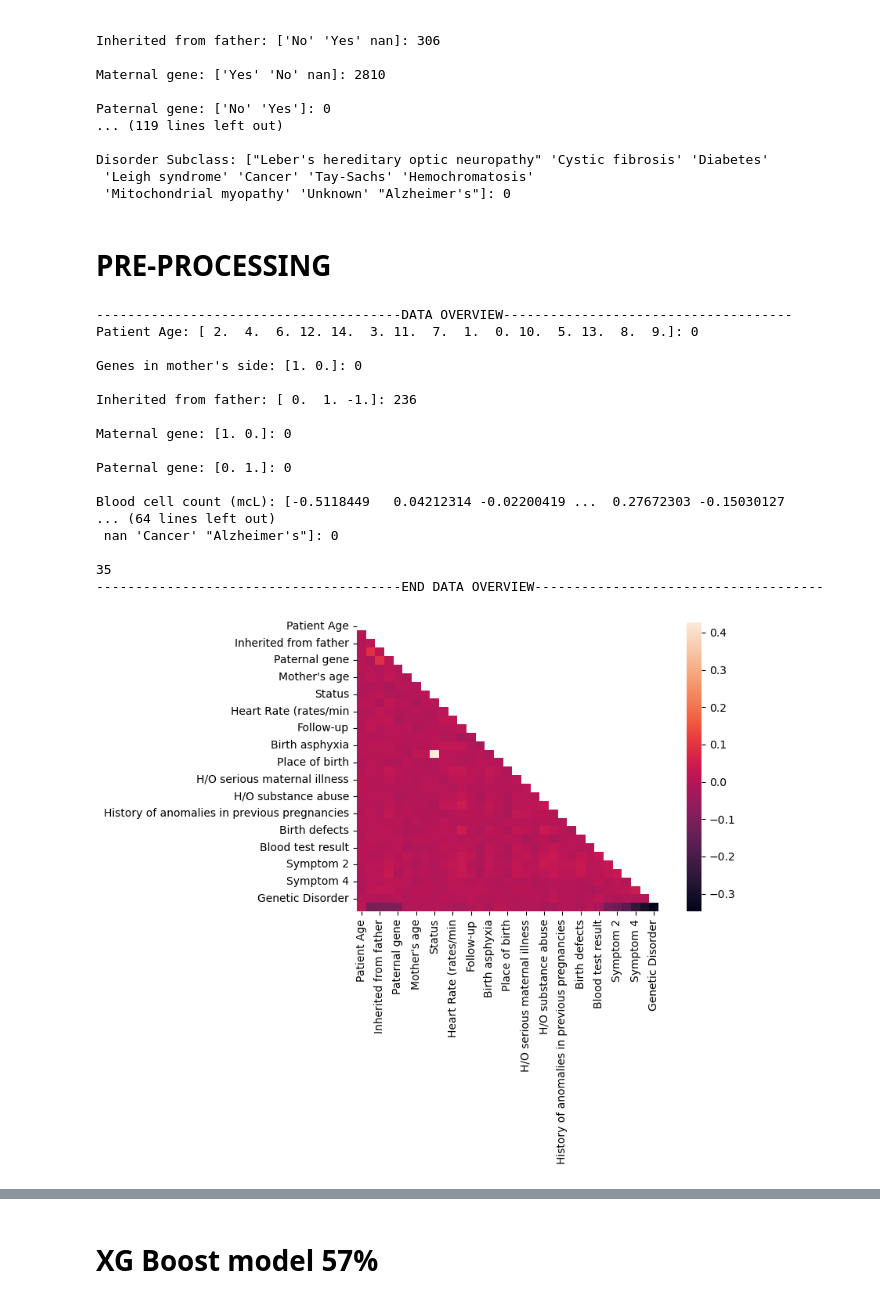
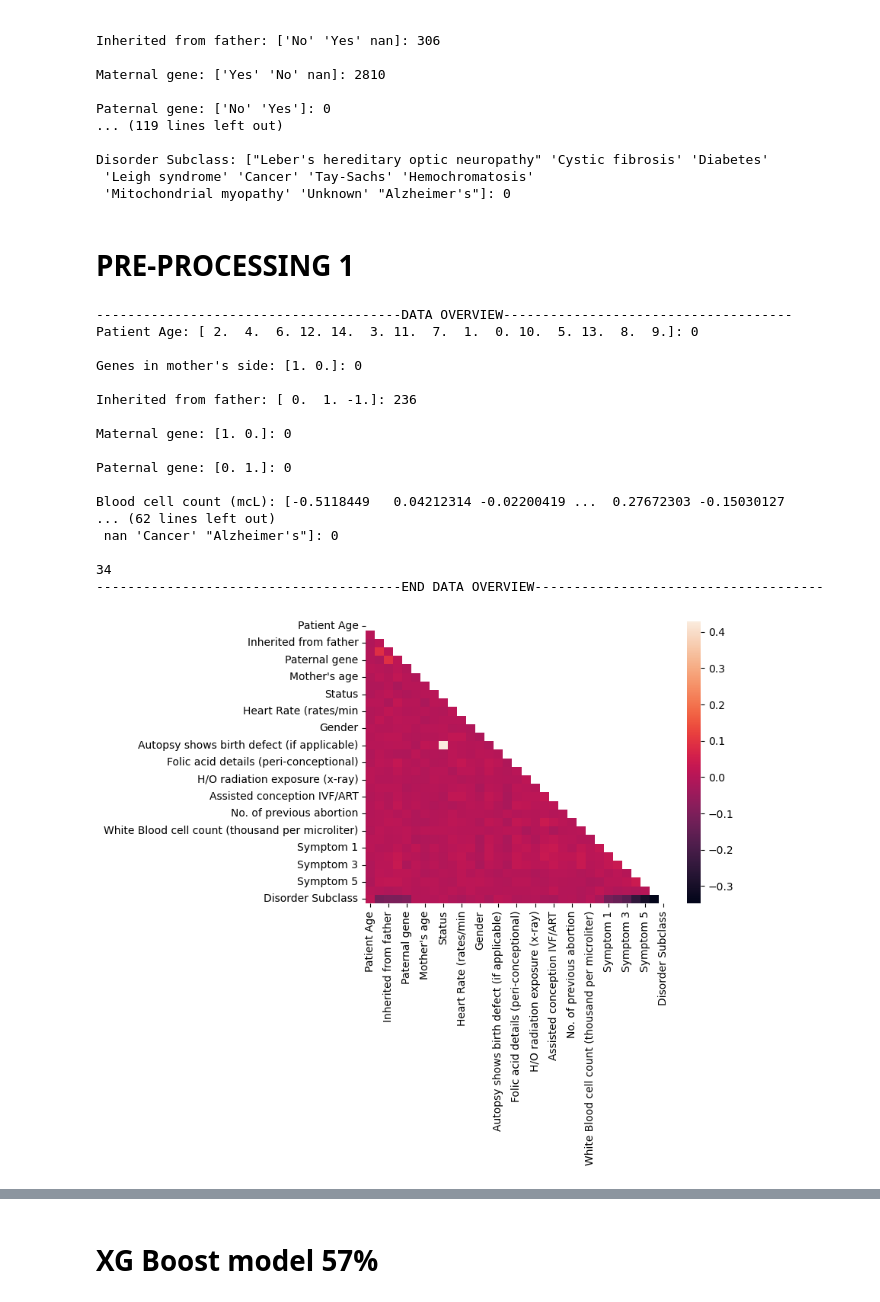
Before and after one commit to salmaloukili/ML, a Jupyter notebook: notebook.ipynb, the cells around one changed output, grey strips where cells are left out. Drawn from its saved outputs; the diff is of its cells as text; code cells hidden in the pictures.

```diff
--- a/notebook.ipynb
+++ b/notebook.ipynb
@@ -160,7 +165,7 @@ Disorder Subclass: ["Leber's hereditary optic neuropathy" 'Cystic fibrosis' 'Dia
  'Leigh syndrome' 'Cancer' 'Tay-Sachs' 'Hemochromatosis'
  'Mitochondrial myopathy' 'Unknown' "Alzheimer's"]: 0
 # %% [markdown]
-# PRE-PROCESSING
+# PRE-PROCESSING 1
 # %%
 label_encoder = LabelEncoder()
 
@@ -175,8 +180,8 @@ dataset = dataset.dropna(subset=['Genetic Disorder', 'Disorder Subclass'], how='
 
 # remove irrelevant features
 columns_to_drop = ['Institute Name', 'Location of Institute', "Father's name",
-                   'Patient First Name', 'Family Name', 'Patient Id',
-                     'Test 1', 'Test 2', 'Test 3', 'Test 4', 'Test 5']
+                   'Patient First Name', 'Family Name', 'Patient Id', 'Parental consent',
+                'Test 1', 'Test 2', 'Test 3', 'Test 4', 'Test 5']
 dataset = dataset.drop(columns=columns_to_drop)
 
 
@@ -227,7 +232,7 @@ dataset['No. of previous abortion'] = robust_scaler.fit_transform(dataset[['No.
 # CATEGORIAL BINARY
 mode_imputer = SimpleImputer(strategy='most_frequent')
 dataset['Autopsy shows birth defect (if applicable)'] = dataset['Autopsy shows birth defect (if applicable)'].replace({'Yes': 1.0, 'No': 0.0, 'Not applicable': 0.0}).fillna(0.0)
-dataset['Parental consent'] = dataset['Parental consent'].replace('Yes', 1.0).fillna(0.0)
+#dataset['Parental consent'] = dataset['Parental consent'].replace('Yes', 1.0).fillna(0.0)
 dataset['H/O substance abuse'] = dataset['H/O substance abuse'].replace({'No': 0.0, 'Yes':1.0, 'Not applicable':0.0, '-':0.0}).fillna(-1.0)
 dataset['Inherited from father'] = dataset['Inherited from father'].replace({'No': 0.0, 'Yes':1.0}).fillna(-1.0)
 dataset['Maternal gene'] = dataset['Maternal gene'].replace({'No': 0.0, 'Yes':1.0}).fillna(0.0)
@@ -269,6 +274,8 @@ dataset['Symptom 3'] = dataset['Symptom 3'].fillna(-1.0)
 dataset['Symptom 4'] = dataset['Symptom 4']
 dataset['Symptom 5'] = dataset['Symptom 5']
 dataset = dataset.dropna(subset=['Symptom 4', 'Symptom 5'])
+
+
 #-------------------------------------------------------%%%%%%%%%%%%%%%%%%%%%%%%%%%%%%%%%%--------------------------------#
 
 
@@ -282,33 +289,33 @@ for column in dataset.columns:
     print(f"{column}: {unique_values}: {nan_counts}\n")
 print(i)
 print("---------------------------------------END DATA OVERVIEW-------------------------------------")
 
 
 heat_data = dataset.copy()
 heat_data['Genetic Disorder'] = label_encoder.fit_transform(heat_data['Genetic Disorder'])
 heat_data['Disorder Subclass'] = label_encoder.fit_transform(heat_data['Disorder Subclass'])
 
 corr = heat_data.corr()
 mask = np.zeros_like(corr, dtype=np.bool_)
 mask[np.triu_indices_from(mask)] = True
 sns.heatmap(corr, mask=mask, annot=True)
 plt.show()
 # %% [output]
 ---------------------------------------DATA OVERVIEW-------------------------------------
 Patient Age: [ 2.  4.  6. 12. 14.  3. 11.  7.  1.  0. 10.  5. 13.  8.  9.]: 0
 
 Genes in mother's side: [1. 0.]: 0
 
 Inherited from father: [ 0.  1. -1.]: 236
 
 Maternal gene: [1. 0.]: 0
 
 Paternal gene: [0. 1.]: 0
 
 Blood cell count (mcL): [-0.5118449   0.04212314 -0.02200419 ...  0.27672303 -0.15030127
-... (64 lines left out)
+... (62 lines left out)
  nan 'Cancer' "Alzheimer's"]: 0
 
-35
+34
 ---------------------------------------END DATA OVERVIEW-------------------------------------
-[figure, old version]
+[figure, new version]
```
Also changed, not shown: parts of 20 cells of this notebook, 16 other files.
